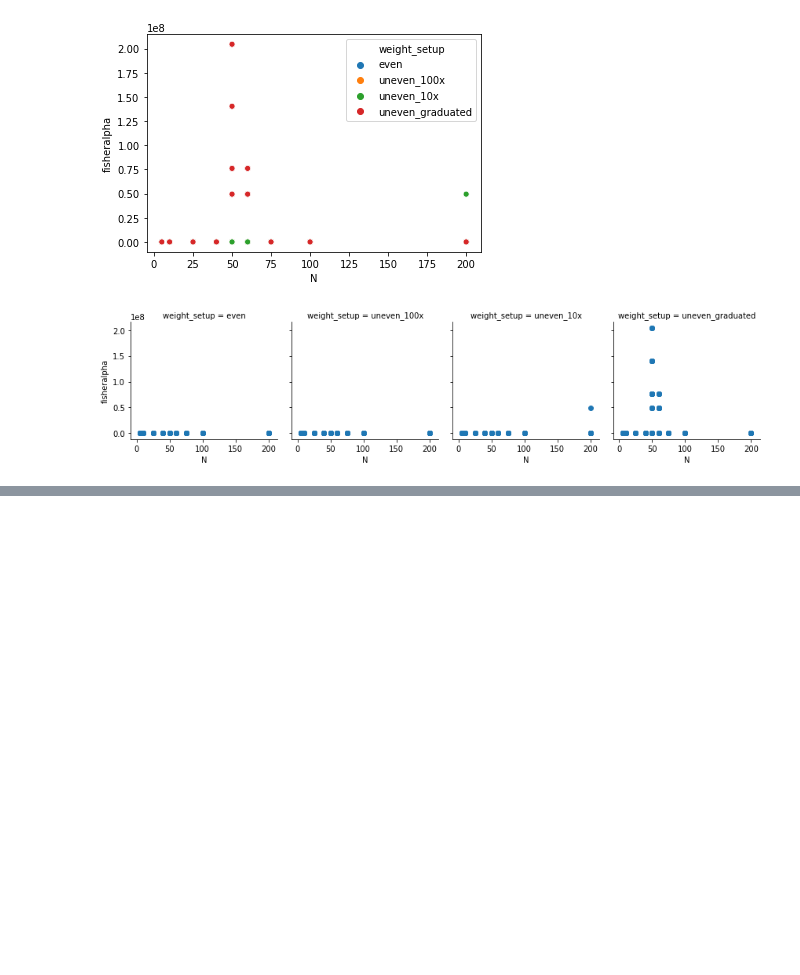
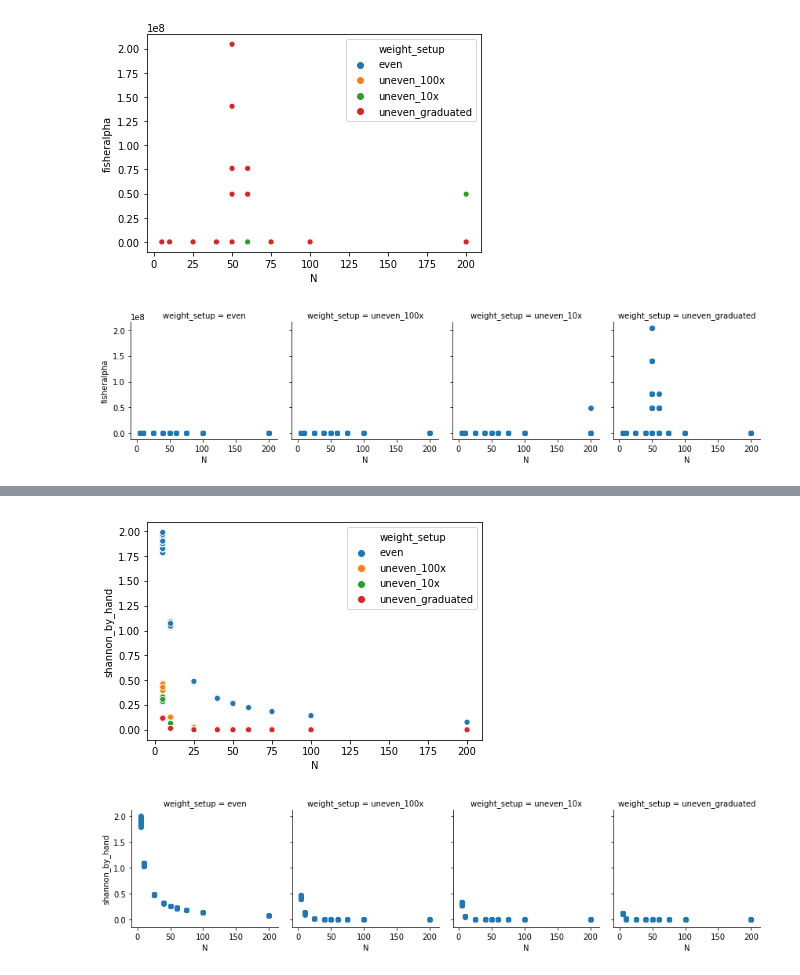
Before and after one commit to dianagong/Alm-rotation, a Jupyter notebook: uw_diffproportionsampling.ipynb, the cells around one changed output, grey strips where cells are left out. Drawn from its saved outputs; the diff is of its cells as text; code cells hidden in the pictures; blank space fills up the shorter version.

```diff
--- a/uw_diffproportionsampling.ipynb
+++ b/uw_diffproportionsampling.ipynb
@@ -197,0 +239,14 @@ plt.show()
+# %%
+final_matrix_shannon = final_matrix_rel_add.applymap(lambda x: x*math.log2(x))
+# %%
+final_matrix['shannon_by_hand'] = [-row.sum() for index, row in final_matrix_shannon.iterrows()]
+# %%
+sns.scatterplot(x='N',y='shannon_by_hand',hue='weight_setup',data=final_matrix)
+plt.show()
+
+g = sns.FacetGrid(col='weight_setup', data=final_matrix)
+g.map(plt.scatter, 'N', 'shannon_by_hand')
+plt.show()
+# %% [output]
+[figure, added]
+[figure, added]
```
Also changed, not shown: parts of 17 cells of this notebook.
